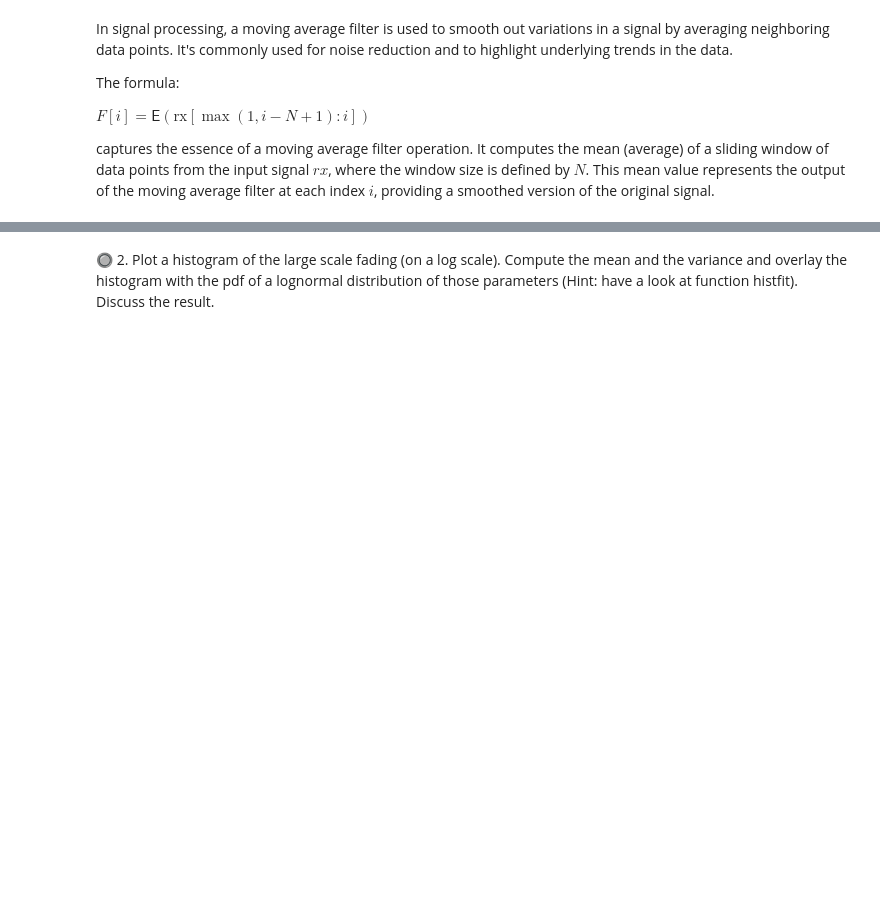
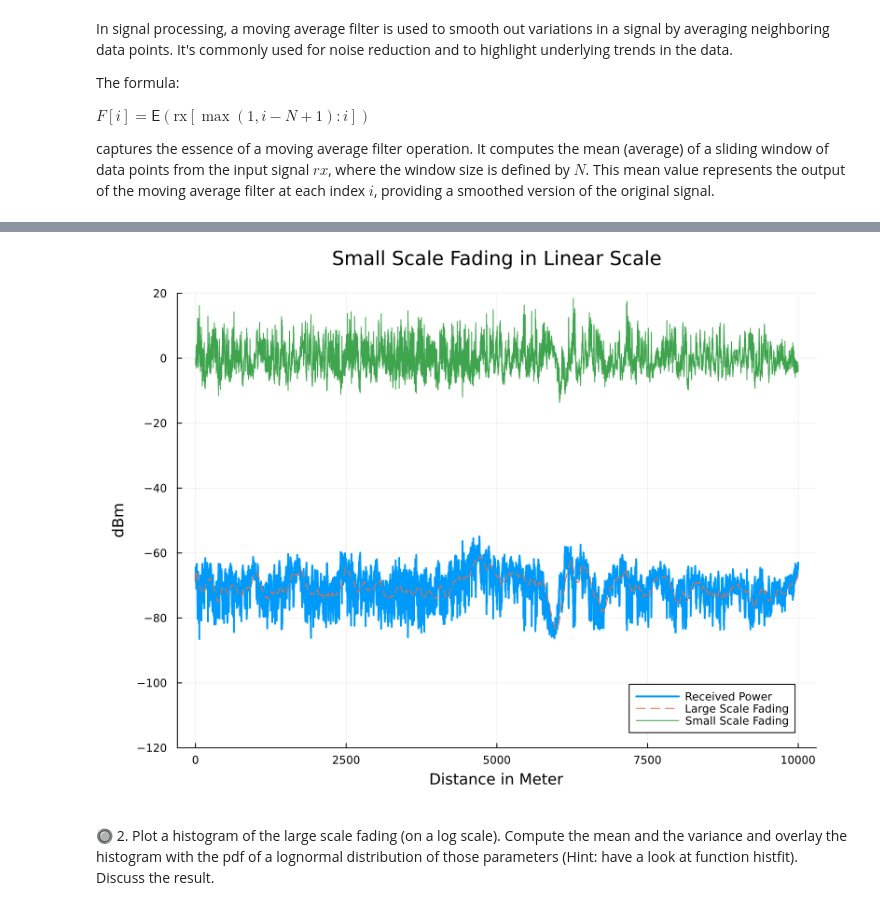
Before and after one commit to setrar/RADIO, a Jupyter notebook: Assignements/2/REPORT.ipynb, the cells around one changed output, grey strips where cells are left out. Drawn from its saved outputs; the diff is of its cells as text; code cells hidden in the pictures; blank space fills up the shorter version.

```diff
--- a/Assignements/2/REPORT.ipynb
+++ b/Assignements/2/REPORT.ipynb
@@ -62,3 +83,26 @@ plot!(𝖥
+# %%
+# Generate the Y2 data
+Y₂ = 𝖥 .- 𝑷ᵣₓ ;
+# %%
+using Plots
+
+# Plot Received Power
+plot(𝑷ᵣₓ
+    , title="Small Scale Fading in Linear Scale"
+    , label="Received Power"
+    , xlabel="Distance in Meter", ylabel="dBm"
+    , linewidth=2, size=(800,600)
+    , ylims = (-120,20)
+    ,legend=:true, margin=5mm
+)
+
+# Add Large Scale Fading to the same plot
+plot!(𝖥, label="Large Scale Fading", linestyle=:dash)
+
+# Plot Small Scale Fading in a new plot
+plot!(Y₂, label="Small Scale Fading" )
+# %% [output]
+[figure, added]
 # %% [markdown]
 &#x1F518; 2. Plot a histogram of the large scale fading (on a log scale). Compute the mean and the variance and overlay the histogram with the pdf of a lognormal
 distribution of those parameters (Hint: have a look at function histfit). Discuss the result.
```
Also changed, not shown: parts of 6 cells of this notebook.
